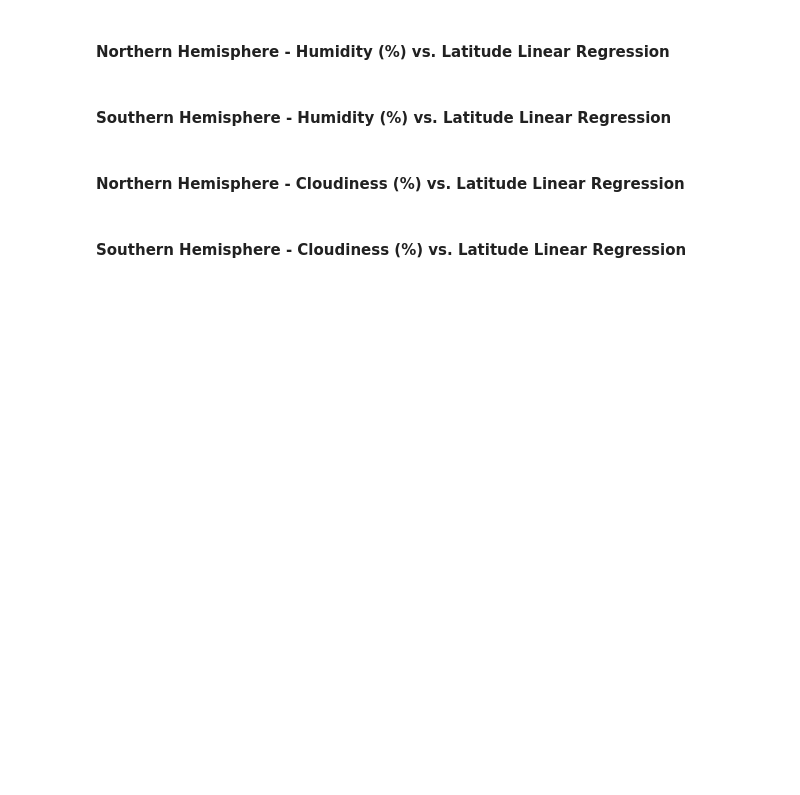
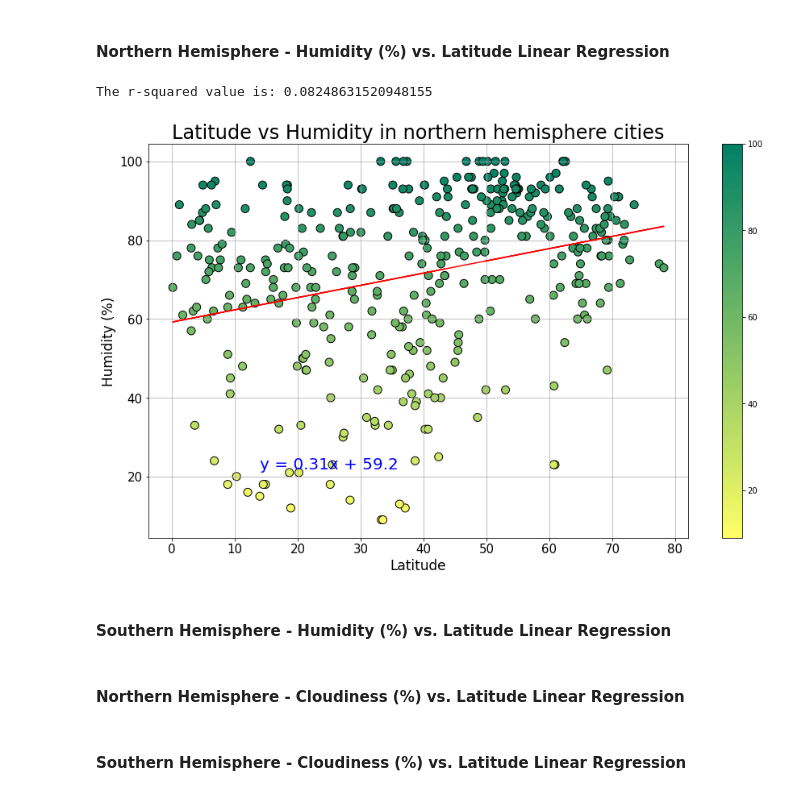
Before and after one commit to crogar/python-api-challenge, a Jupyter notebook: WeatherPy/WeatherPy.ipynb, the cells around one changed output. Cells and saved outputs as stored; diff of their text form; code cells hidden in the pictures; blank space fills up the shorter version.

Commit message:
Update WeatherPy.ipynb
lat vs humidity correlation

```diff
--- a/WeatherPy/WeatherPy.ipynb
+++ b/WeatherPy/WeatherPy.ipynb
@@ -262,5 +287,30 @@ The r-squared value is: 0.7377458517400157
 # %% [markdown]
 ####  Northern Hemisphere - Humidity (%) vs. Latitude Linear Regression
+# %%
+n_lats = nothern_hemisphere_df['Lat']  # latitudes for cities in the northern hemisphere
+n_humidity = nothern_hemisphere_df["Humidity"]
+
+(slope, intercept, rvalue, pvalue, stderr) = linregress(n_lats, n_humidity)
+
+regress_values = n_lats * slope + intercept
+line_eq = "y = " + str(round(slope,2)) + "x + " + str(round(intercept,2))
+
+plt.figure(figsize=(15,9))
+plt.grid()
+plt.title("Latitude vs Humidity in northern hemisphere cities", fontsize=24, )
+plt.scatter(n_lats,n_humidity, s=100, c=n_humidity, cmap='summer_r', edgecolors="black")
+plt.plot(n_lats,regress_values,"r-")
+
+plt.annotate(line_eq,(14,22),fontsize=20,color="blue")
+plt.xlabel("Latitude", fontsize=17)
+plt.ylabel("Humidity (%)", fontsize=17)
+plt.xticks(fontsize= 15)
+plt.yticks(fontsize= 15);
+plt.colorbar()
+print(f"The r-squared value is: {rvalue**2}")
+# %% [output]
+The r-squared value is: 0.08248631520948155
+[figure, added]
 # %% [markdown]
 ####  Southern Hemisphere - Humidity (%) vs. Latitude Linear Regression
 # %% [markdown]
```
Also changed, not shown: parts of 2 cells of this notebook.
